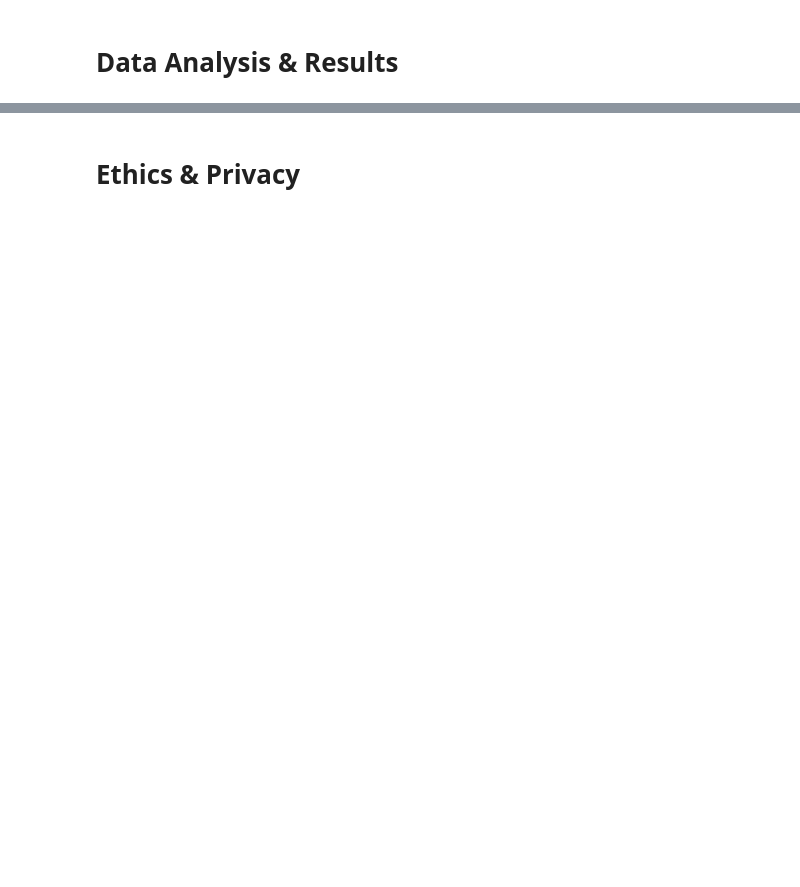
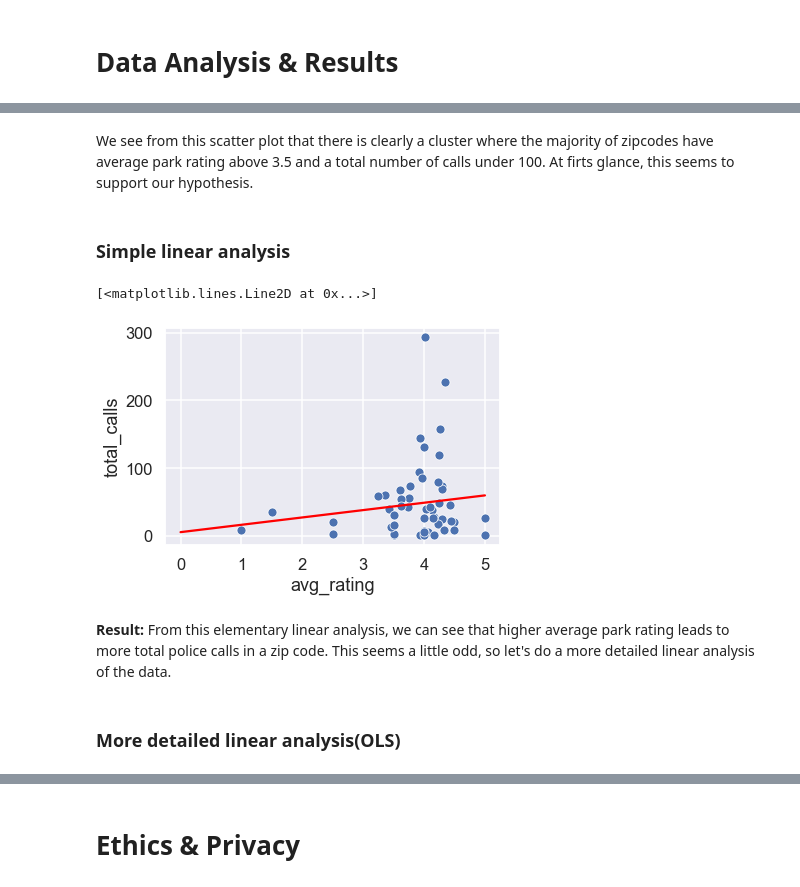
Before and after one commit to michaelbaluja/individual_fa20, a Jupyter notebook: final_project/FinalProject_ritwikksinha.ipynb, the cells around one changed output, grey strips where cells are left out. Saved outputs shown, nothing was run; the diff lists cells and outputs as text; code cells hidden in the pictures; blank space fills up the shorter version.

```diff
--- a/final_project/FinalProject_ritwikksinha.ipynb
+++ b/final_project/FinalProject_ritwikksinha.ipynb
@@ -61,0 +389,20 @@ Include cells that describe the steps in your data analysis.
+# %% [markdown]
+We see from this scatter plot that there is clearly a cluster where the majority of zipcodes have average park rating above 3.5 and a total number of calls under 100. At firts glance, this seems to support our hypothesis.
+# %% [markdown]
+### Simple linear analysis
+# %%
+#Plotting the assumed line.
+
+a, b = np.polyfit(df_complete['avg_rating'],df_complete['total_calls'], deg=1)
+avg_rating = np.arange(0,5.5,0.5)
+pred_calls = a*avg_rating + b
+
+sns.scatterplot(df_complete['avg_rating'],df_complete['total_calls'])
+plt.plot(avg_rating,pred_calls, color='red')
+# %% [output]
+[<matplotlib.lines.Line2D at 0x...>]
+[figure, added]
+# %% [markdown]
+__Result:__ From this elementary linear analysis, we can see that higher average park rating leads to more total police calls in a zip code. This seems a little odd, so let's do a more detailed linear analysis of the data.
+# %% [markdown]
+### More detailed linear analysis(OLS)
```
Also changed, not shown: parts of 38 cells of this notebook.
